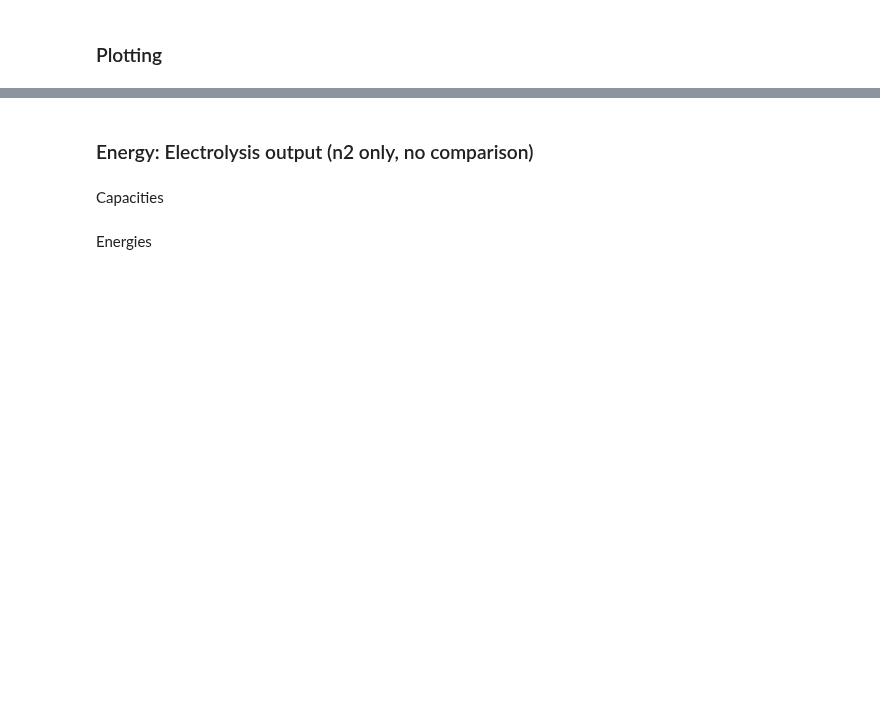
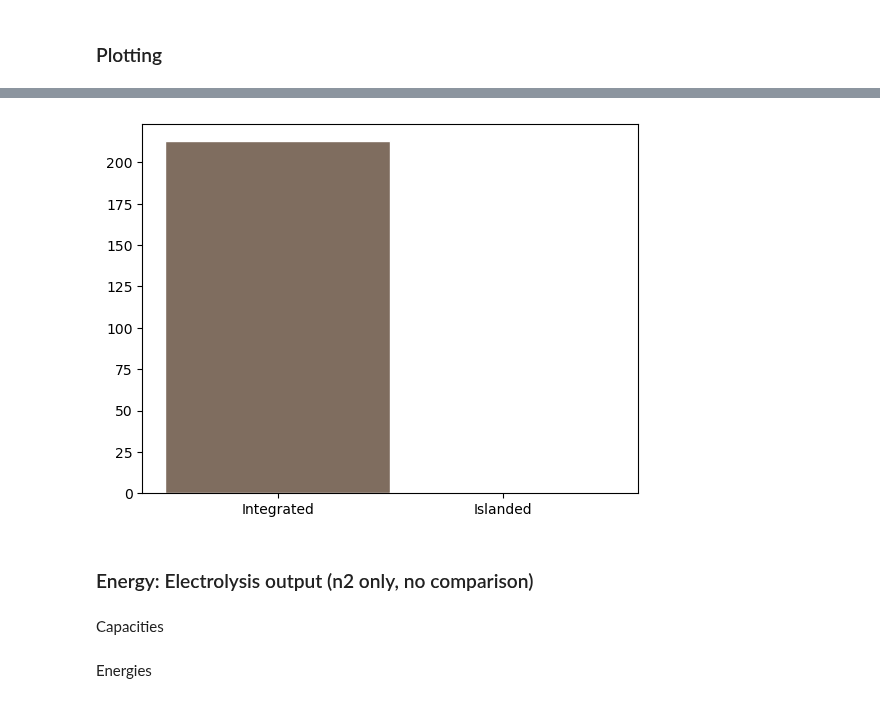
Before and after one commit to energyLS/aldehyde, a Jupyter notebook: workflow/notebooks/results.ipynb, the cells around one changed output, grey strips where cells are left out. Saved outputs shown, nothing was run; the diff lists cells and outputs as text; code cells hidden in the pictures; blank space fills up the shorter version.

```diff
--- a/workflow/notebooks/results.ipynb
+++ b/workflow/notebooks/results.ipynb
@@ -66,3 +130,27 @@ print(f"Cost per unit: {n3.objective/(n3.loads_t.p.loc[:, 'H2 export load'].sum(
+# %%
+n_names = ["Integrated", "Islanded"]
+costs2 = [n2.objective/1e9]
+costs13 = [n1.objective/1e9, n3.objective/1e9]
+
+bars = np.add(costs13, costs2).tolist()
+
+# The position of the bars on the x-axis
+r = [0,1]
+barWidth = 1
+
+# Create brown bars
+plt.bar(r, costs13, color='#7f6d5f', edgecolor='white', width=barWidth)
+
+# Create green bars (middle), on top of the first ones
+#plt.bar(r, costs2, bottom=costs13, color='#557f2d', edgecolor='white', width=barWidth)
+
+# Custom X axis
+plt.xticks(r, n_names)
+
+# Show graphic
+plt.show()
+# %% [output]
+[figure, added]
 # %%
 n3.iplot(mapbox=True)
 # %% [markdown]
```
Also changed, not shown: parts of 9 cells of this notebook.
